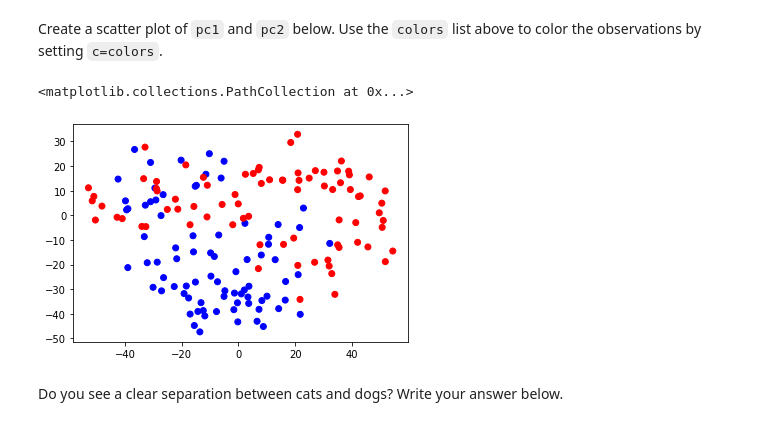
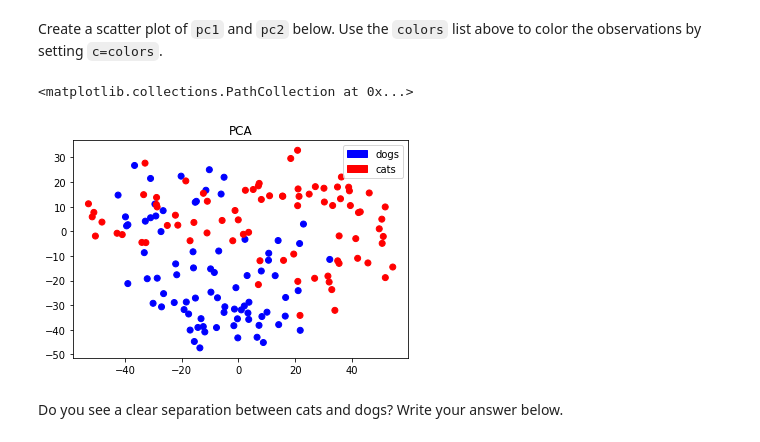
Before and after one commit to ironhack-datalabs/datamad1019, a Jupyter notebook: module-2/lab-pca/your-code/main.ipynb, the cells around one changed output. Saved outputs shown, nothing was run; the diff lists cells and outputs as text; code cells hidden in the pictures.

```diff
--- a/module-2/lab-pca/your-code/main.ipynb
+++ b/module-2/lab-pca/your-code/main.ipynb
@@ -163,9 +163,14 @@ print(colors)
 Create a scatter plot of `pc1` and `pc2` below. Use the `colors` list above to color the observations by setting `c=colors`.
 # %%
 # Your code here:
+import matplotlib.patches as mpatches
+blue_patch = mpatches.Patch(color='blue')
+red_patch = mpatches.Patch(color='red')
+plt.title('PCA')
+plt.legend(handles=[blue_patch, red_patch], labels=['dogs','cats']);
 plt.scatter(dataset['Pc1'], dataset['Pc2'], c=colors)
 # %% [output]
 <matplotlib.collections.PathCollection at 0x...>
-[figure, old version]
+[figure, new version]
 # %% [markdown]
 Do you see a clear separation between cats and dogs? Write your answer below.
```
Also changed, not shown: parts of 2 cells of this notebook, 1 other file.
